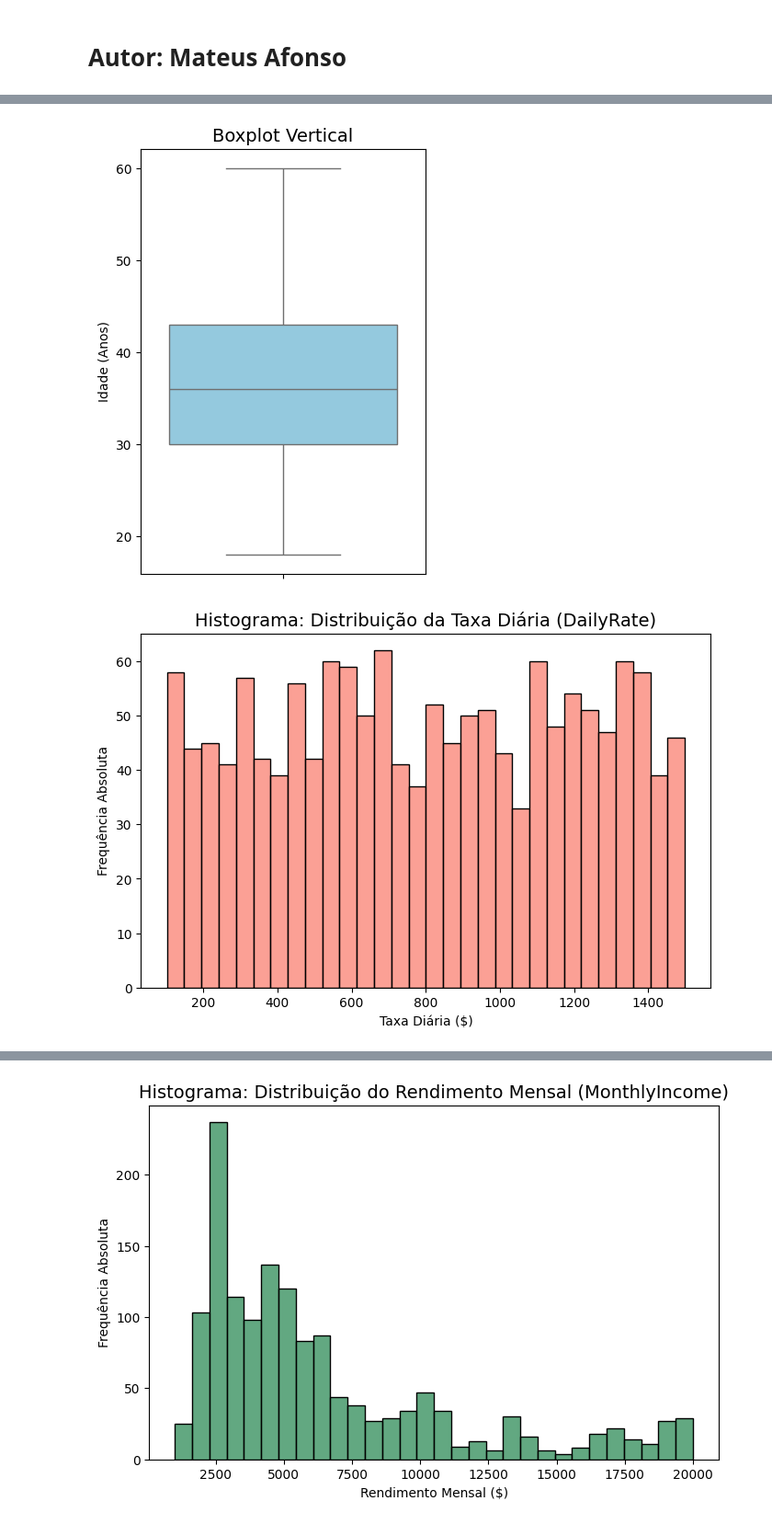
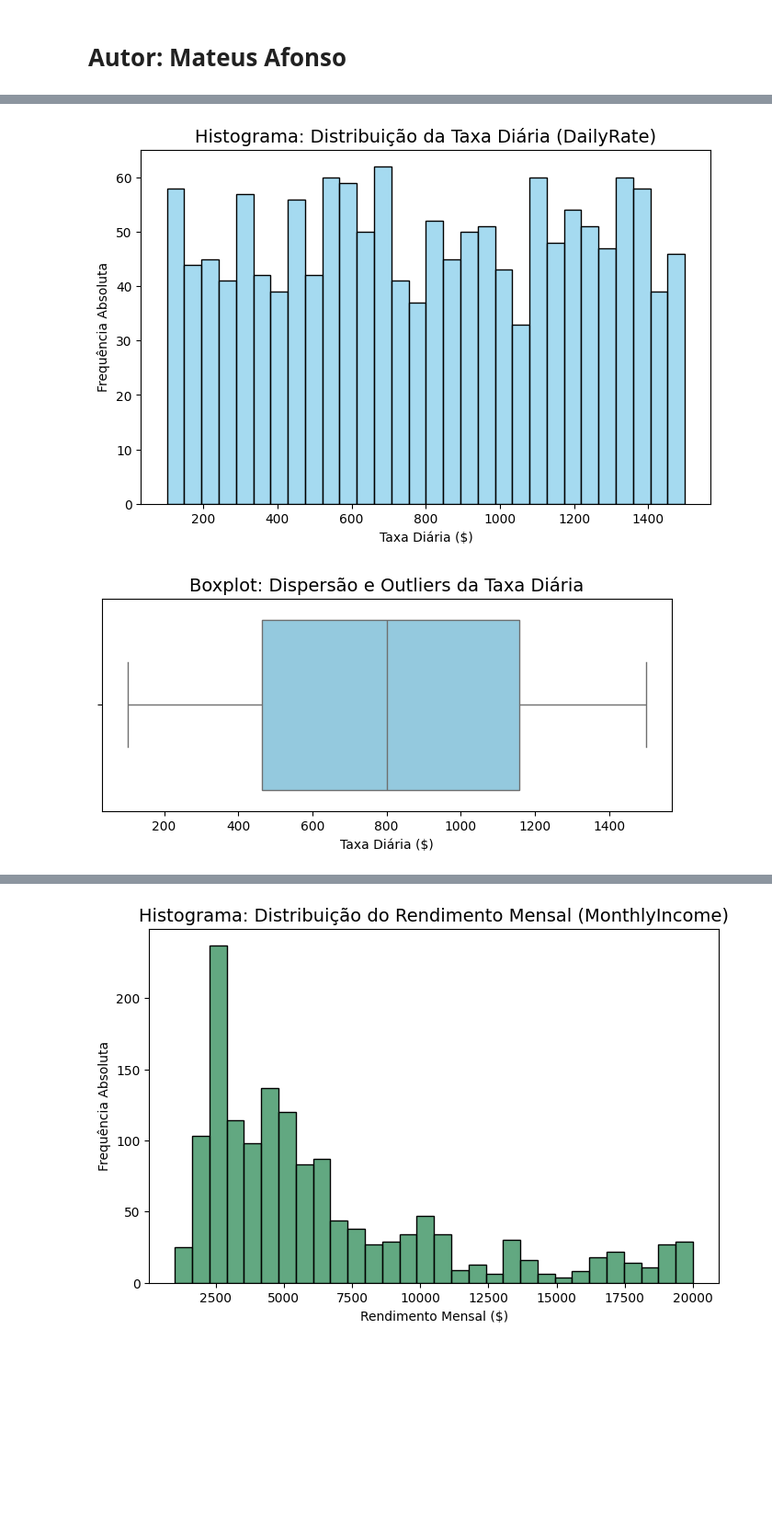
Before and after one commit to LuiscnFigueira/Projeto-cdg-grupo10, a Jupyter notebook: notebooks/M2_exploração.ipynb, the cells around one changed output, grey strips where cells are left out. Shown at 92% size. Drawn from its saved outputs; the diff is of its cells as text; code cells hidden in the pictures; blank space fills up the shorter version.

```diff
--- a/notebooks/M2_exploração.ipynb
+++ b/notebooks/M2_exploração.ipynb
@@ -79,19 +124,18 @@ plt.show()
-# %%
-# Boxplot da variável (Age)
-plt.figure(figsize=(4, 6))
-sns.boxplot(y=df['Age'], color='skyblue')
-plt.title('Boxplot Vertical', fontsize=14)
-plt.ylabel('Idade (Anos)')
-plt.show()
-# %% [output]
-[figure, removed]
 # %%
 # Histograma da variável (DailyRate)
 plt.figure(figsize=(8, 5))
-sns.histplot(df['DailyRate'], color='salmon', bins=30)
+sns.histplot(df['DailyRate'], color='skyblue', bins=30)
 plt.title('Histograma: Distribuição da Taxa Diária (DailyRate)', fontsize=14)
 plt.xlabel('Taxa Diária ($)')
 plt.ylabel('Frequência Absoluta')
 plt.show()
+
+# Boxplot da variável (DailyRate)
+plt.figure(figsize=(8, 3))
+sns.boxplot(x=df['DailyRate'], color='skyblue')
+plt.title('Boxplot: Dispersão e Outliers da Taxa Diária', fontsize=14)
+plt.xlabel('Taxa Diária ($)')
+plt.show()
 # %% [output]
-[figure, old version]
+[figure, new version]
+[figure, added]
```
Also changed, not shown: parts of 8 cells of this notebook.
